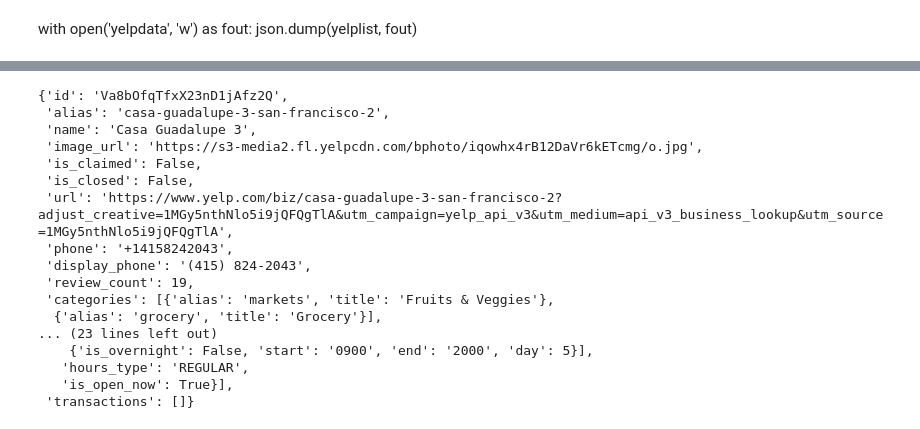
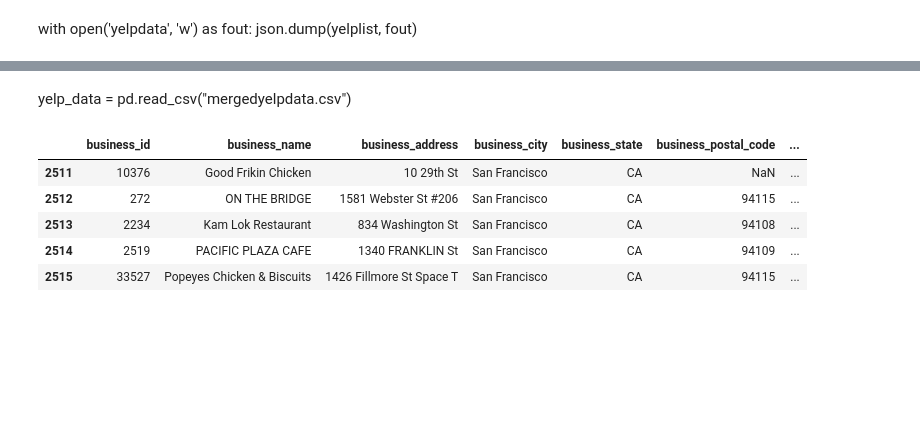
Before and after one commit to ssheridanucsb/SFRP, a Jupyter notebook: SFRP.ipynb, the cells around one changed output, grey strips where cells are left out. Drawn from its saved outputs; the diff is of its cells as text; code cells hidden in the pictures; blank space fills up the shorter version.

```diff
--- a/SFRP.ipynb
+++ b/SFRP.ipynb
@@ -235,26 +198,37 @@ for index in yelp_data.index:
+# %% [markdown]
+yelp_data = pd.read_csv("mergedyelpdata.csv")
 # %%
 with open('yelpdata') as file:
-    yd = json.load(file)
+    yelplist = json.load(file)
-# %%
-yd[53]
-# %% [output]
-{'id': 'Va8bOfqTfxX23nD1jAfz2Q',
- 'alias': 'casa-guadalupe-3-san-francisco-2',
- 'name': 'Casa Guadalupe 3',
- 'image_url': 'https://s3-media2.fl.yelpcdn.com/bphoto/iqowhx4rB12DaVr6kETcmg/o.jpg',
- 'is_claimed': False,
- 'is_closed': False,
- 'url': 'https://www.yelp.com/biz/casa-guadalupe-3-san-francisco-2?adjust_creative=1MGy5nthNlo5i9jQFQgTlA&utm_campaign=yelp_api_v3&utm_medium=api_v3_business_lookup&utm_source=1MGy5nthNlo5i9jQFQgTlA',
- 'phone': '+14158242043',
- 'display_phone': '(415) 824-2043',
- 'review_count': 19,
- 'categories': [{'alias': 'markets', 'title': 'Fruits & Veggies'},
-  {'alias': 'grocery', 'title': 'Grocery'}],
-... (23 lines left out)
-    {'is_overnight': False, 'start': '0900', 'end': '2000', 'day': 5}],
-   'hours_type': 'REGULAR',
-   'is_open_now': True}],
- 'transactions': []}
-# %%
-yelp_data = pd.read_csv("mergedyelpdata.csv")
+# %%
+yelp_data['categories'] = np.NaN
+# %%
+for index in yelp_data.index:
+    if yelplist[index] == 0:
+        continue
+    else:
+        yelp_data.iloc[index, yelp_data.columns.get_loc('price')] = yelplist[index].get('price')
+        yelp_data.iloc[index, yelp_data.columns.get_loc('rating')] = yelplist[index].get('rating')
+        yelp_data.iloc[index, yelp_data.columns.get_loc('review_count')] = yelplist[index].get('review_count')
+
+        categories = []
+        for i in range(len(yelplist[index].get('categories'))):
+            categories.extend(list(yelplist[index].get('categories')[i].values()))
+        c = " ".join(str(x) for x in categories)
+        yelp_data.iloc[index, yelp_data.columns.get_loc('categories')] = c
+
+        try:
+            yelp_data.iloc[index, yelp_data.columns.get_loc('open')] = yelplist[index].get('hours')[0].get('open')[0].get('start')
+            yelp_data.iloc[index, yelp_data.columns.get_loc('close')] = yelplist[index].get('hours')[0].get('open')[0].get('end')
+        except:
+            continue
+# %%
+yelp_data.tail()
+# %% [output]
+|  | business_id | business_name | business_address | business_city | business_state | business_postal_code | ... |
+| 2511 | 10376 | Good Frikin Chicken | 10 29th St | San Francisco | CA | NaN | ... |
+| 2512 | 272 | ON THE BRIDGE | 1581 Webster St #206 | San Francisco | CA | 94115 | ... |
+| 2513 | 2234 | Kam Lok Restaurant | 834 Washington St | San Francisco | CA | 94108 | ... |
+| 2514 | 2519 | PACIFIC PLAZA CAFE | 1340 FRANKLIN St | San Francisco | CA | 94109 | ... |
+| 2515 | 33527 | Popeyes Chicken & Biscuits | 1426 Fillmore St Space T | San Francisco | CA | 94115 | ... |
 # %%
```
Also changed, not shown: parts of 9 cells of this notebook.
